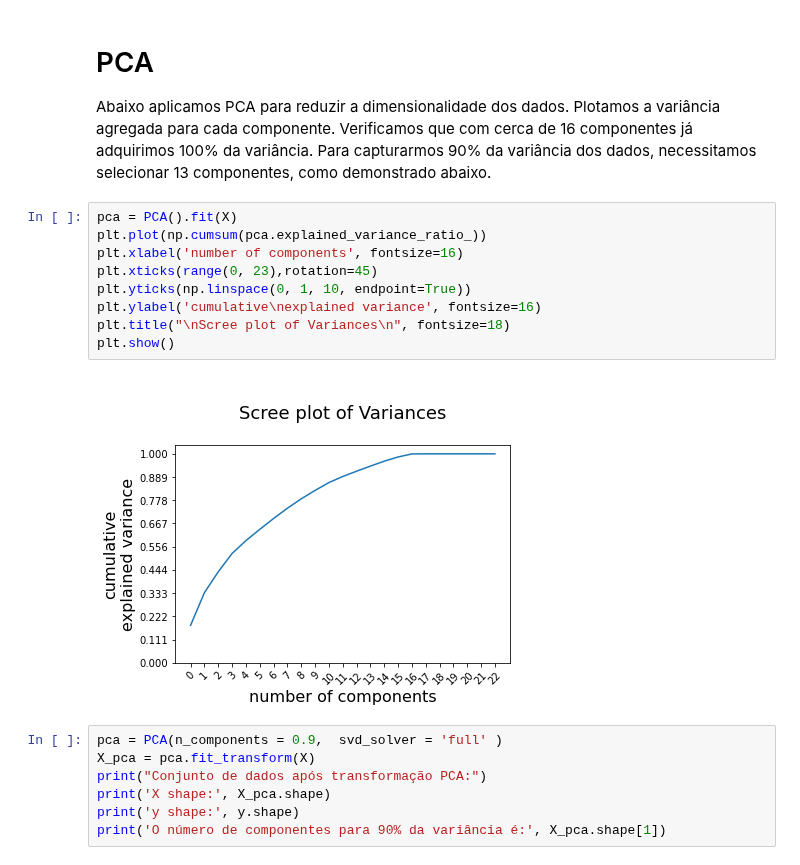
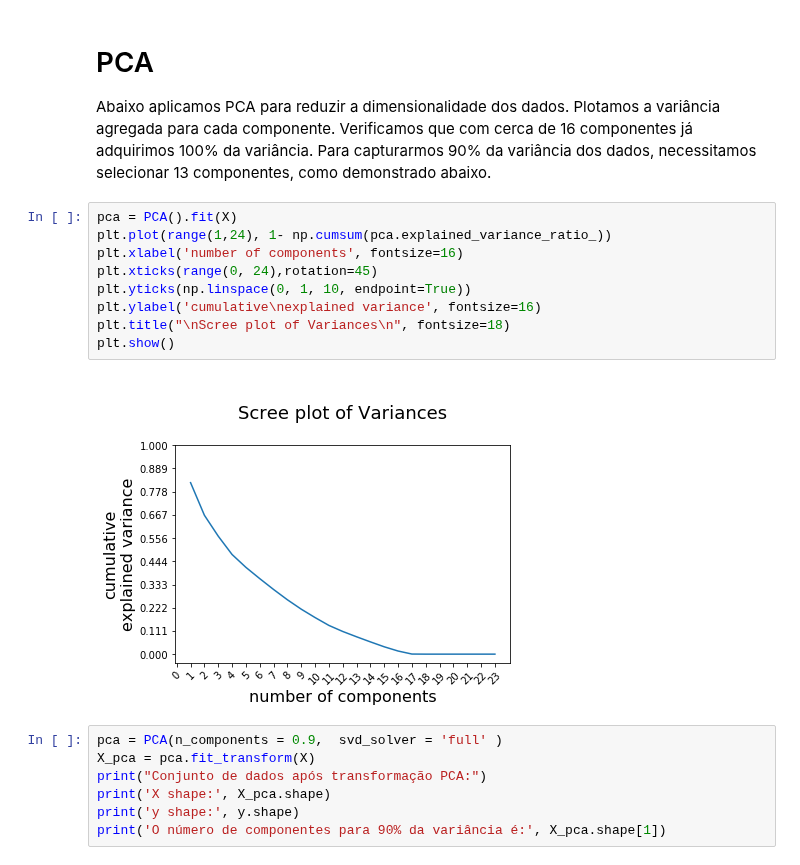
Before and after one commit to andisantos/MO431-432, a Jupyter notebook: MO432/T1/T1.ipynb, the cells around one changed output. Cells and saved outputs as stored; diff of their text form.

Commit message:
Change scree plot and add head and tail prints

```diff
--- a/MO432/T1/T1.ipynb
+++ b/MO432/T1/T1.ipynb
@@ -130,15 +138,15 @@ y shape: (1066, 3)
 Abaixo aplicamos PCA para reduzir a dimensionalidade dos dados. Plotamos a variância agregada para cada componente. Verificamos que com cerca de 16 componentes já adquirimos 100% da variância. Para capturarmos 90% da variância dos dados, necessitamos selecionar 13 componentes, como demonstrado abaixo.
 # %%
 pca = PCA().fit(X)
-plt.plot(np.cumsum(pca.explained_variance_ratio_))
+plt.plot(range(1,24), 1- np.cumsum(pca.explained_variance_ratio_))
 plt.xlabel('number of components', fontsize=16)
-plt.xticks(range(0, 23),rotation=45)
+plt.xticks(range(0, 24),rotation=45)
 plt.yticks(np.linspace(0, 1, 10, endpoint=True))
 plt.ylabel('cumulative\nexplained variance', fontsize=16)
 plt.title("\nScree plot of Variances\n", fontsize=18)
 plt.show()
 # %% [output]
-[figure, old version]
+[figure, new version]
 # %%
 pca = PCA(n_components = 0.9,  svd_solver = 'full' )
 X_pca = pca.fit_transform(X)
```
Also changed, not shown: parts of 9 cells of this notebook, 2 other files.
